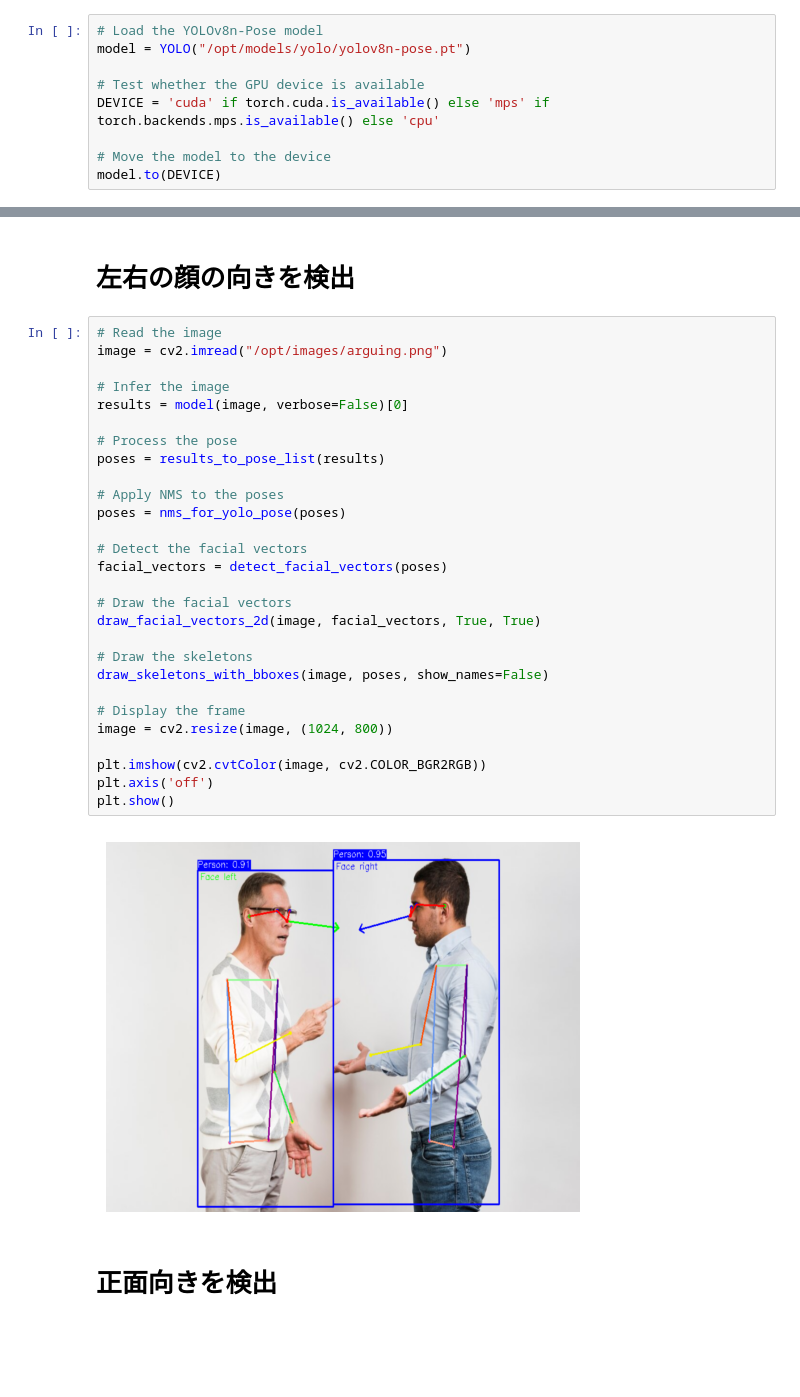
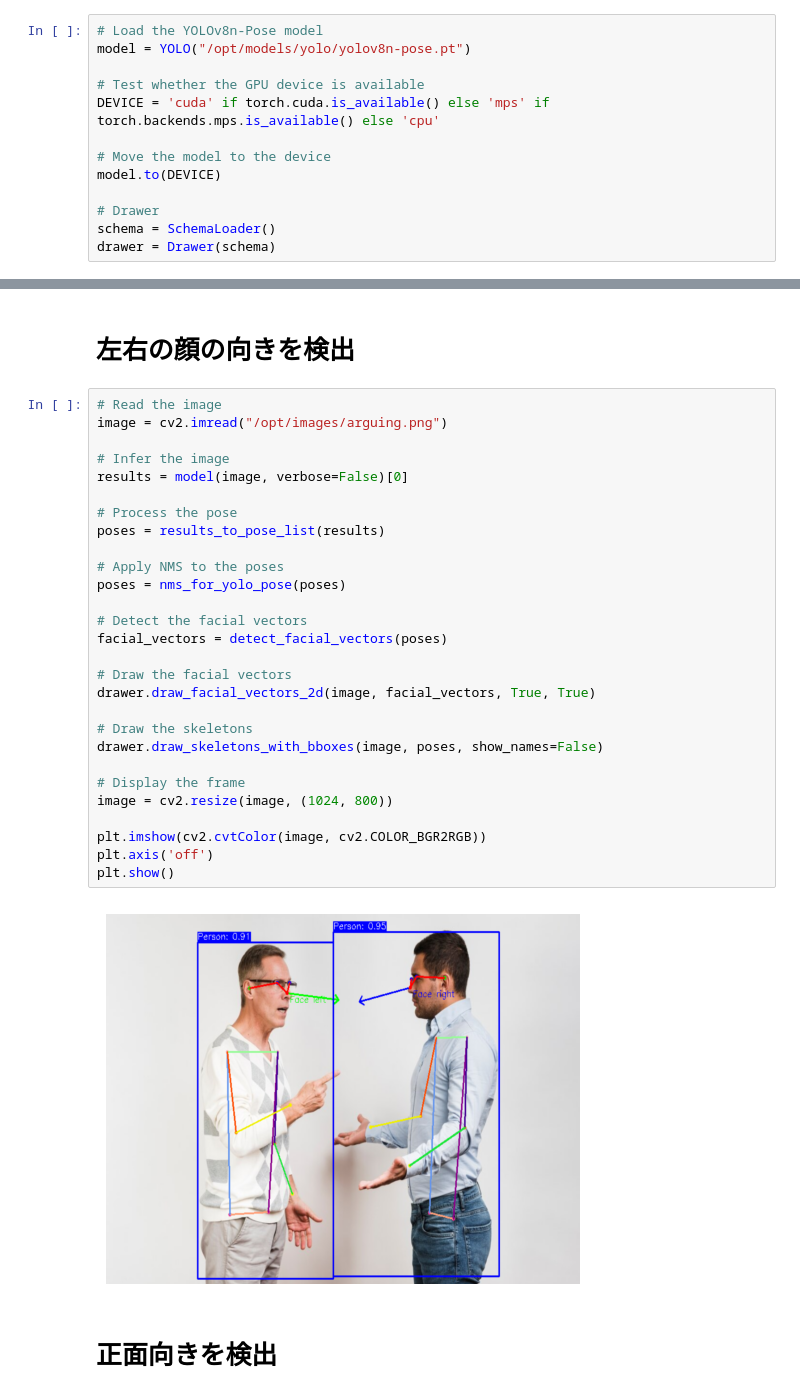
Before and after one commit to seagochen/EnglishGrammarChecker, a Jupyter notebook: 001_check_facial_orientation.ipynb, the cells around one changed output, grey strips where cells are left out. Drawn from its saved outputs; the diff is of its cells as text; blank space fills up the shorter version.

```diff
--- a/001_check_facial_orientation.ipynb
+++ b/001_check_facial_orientation.ipynb
@@ -19,3 +20,7 @@ DEVICE = 'cuda' if torch.cuda.is_available() else 'mps' if torch.backends.mps.is
 
 # Move the model to the device
 model.to(DEVICE)
+
+# Drawer
+schema = SchemaLoader()
+drawer = Drawer(schema)
@@ -42,33 +29,33 @@ YOLO(
 # %%
 # Read the image
 image = cv2.imread("/opt/images/arguing.png")
 
 # Infer the image
 results = model(image, verbose=False)[0]
 
 # Process the pose
 poses = results_to_pose_list(results)
 
 # Apply NMS to the poses
 poses = nms_for_yolo_pose(poses)
 
 # Detect the facial vectors
 facial_vectors = detect_facial_vectors(poses)
 
 # Draw the facial vectors
-draw_facial_vectors_2d(image, facial_vectors, True, True)
+drawer.draw_facial_vectors_2d(image, facial_vectors, True, True)
 
 # Draw the skeletons
-draw_skeletons_with_bboxes(image, poses, show_names=False)
+drawer.draw_skeletons_with_bboxes(image, poses, show_names=False)
 
 # Display the frame
 image = cv2.resize(image, (1024, 800))
 
 plt.imshow(cv2.cvtColor(image, cv2.COLOR_BGR2RGB))
 plt.axis('off')
 plt.show()
 # %% [output]
-[figure, old version]
+[figure, new version]
 # %% [markdown]
 # 正面向きを検出
 # %%
```
Also changed, not shown: parts of 4 cells of this notebook, 9 other files.
